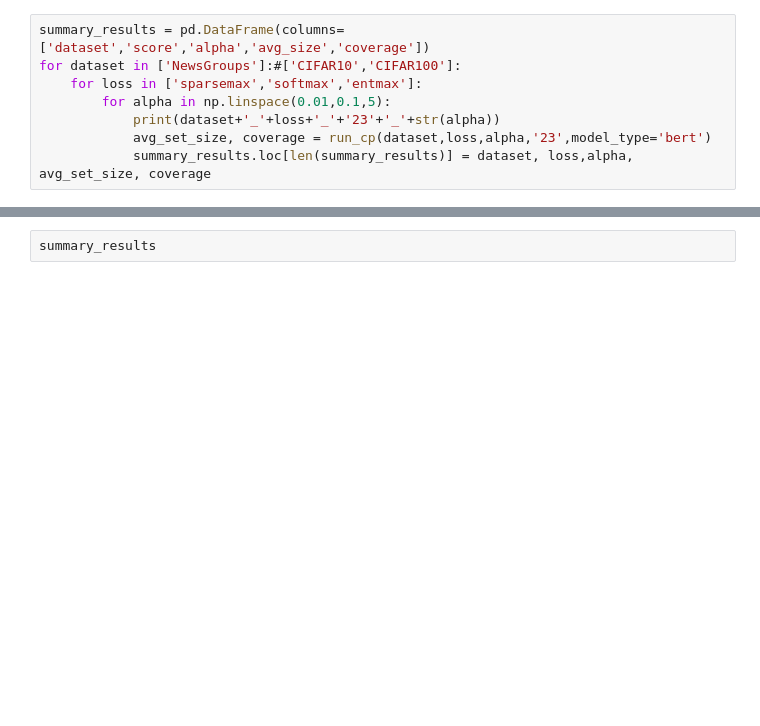
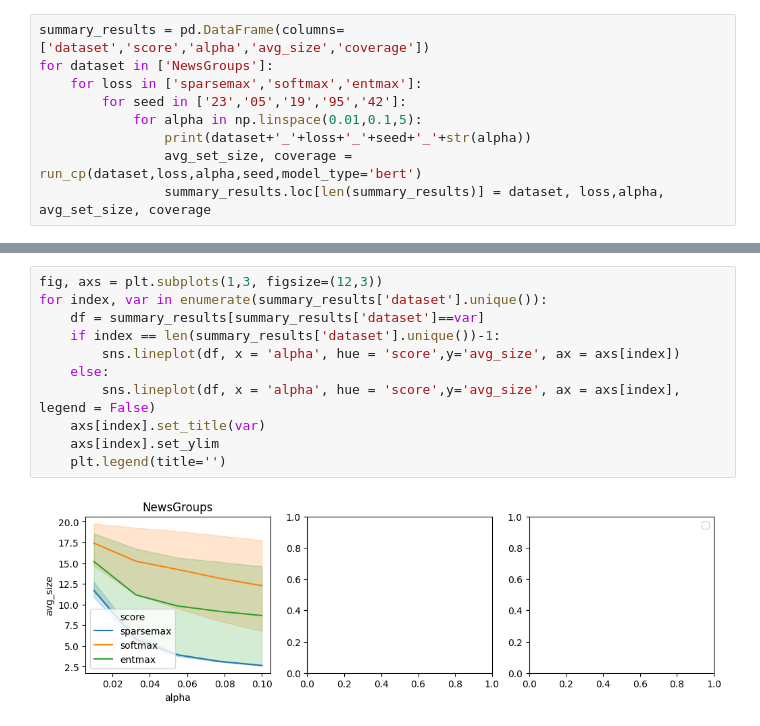
Before and after one commit to JoaoCalem/EntmaxCP, a Jupyter notebook: test_news.ipynb, the cells around one changed output, grey strips where cells are left out. Drawn from its saved outputs; the diff is of its cells as text; blank space fills up the shorter version.

```diff
--- a/test_news.ipynb
+++ b/test_news.ipynb
@@ -14,10 +9,11 @@ Running predictions.
 # %%
 summary_results = pd.DataFrame(columns=['dataset','score','alpha','avg_size','coverage'])
-for dataset in ['NewsGroups']:#['CIFAR10','CIFAR100']:
+for dataset in ['NewsGroups']:
     for loss in ['sparsemax','softmax','entmax']:
-        for alpha in np.linspace(0.01,0.1,5):
-            print(dataset+'_'+loss+'_'+'23'+'_'+str(alpha))
-            avg_set_size, coverage = run_cp(dataset,loss,alpha,'23',model_type='bert')
-            summary_results.loc[len(summary_results)] = dataset, loss,alpha, avg_set_size, coverage
+        for seed in ['23','05','19','95','42']:
+            for alpha in np.linspace(0.01,0.1,5):
+                print(dataset+'_'+loss+'_'+seed+'_'+str(alpha))
+                avg_set_size, coverage = run_cp(dataset,loss,alpha,seed,model_type='bert')
+                summary_results.loc[len(summary_results)] = dataset, loss,alpha, avg_set_size, coverage
 # %% [output]
 NewsGroups_sparsemax_23_0.01
@@ -45,2 +70,13 @@ NewsGroups_softmax_23_0.01
-# %%
-summary_results
+# %%
+fig, axs = plt.subplots(1,3, figsize=(12,3))
+for index, var in enumerate(summary_results['dataset'].unique()):
+    df = summary_results[summary_results['dataset']==var]
+    if index == len(summary_results['dataset'].unique())-1:
+        sns.lineplot(df, x = 'alpha', hue = 'score',y='avg_size', ax = axs[index])
+    else:
+        sns.lineplot(df, x = 'alpha', hue = 'score',y='avg_size', ax = axs[index], legend = False)
+    axs[index].set_title(var)
+    axs[index].set_ylim
+    plt.legend(title='')
+# %% [output]
+[figure, added]
```
Also changed, not shown: parts of 4 cells of this notebook, 7 other files.
